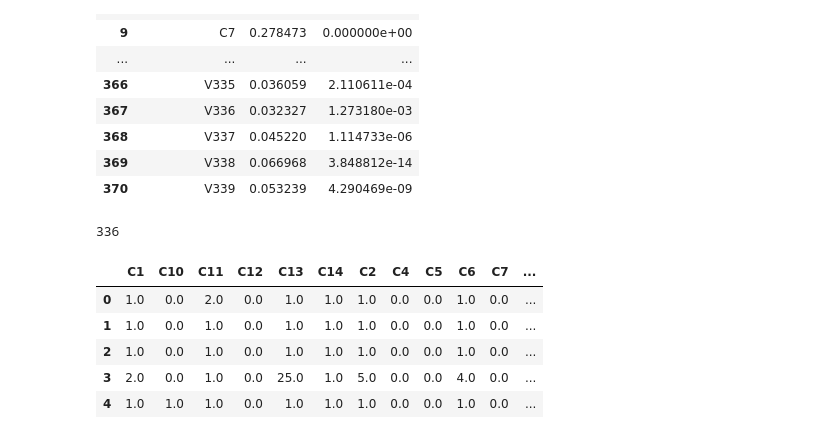
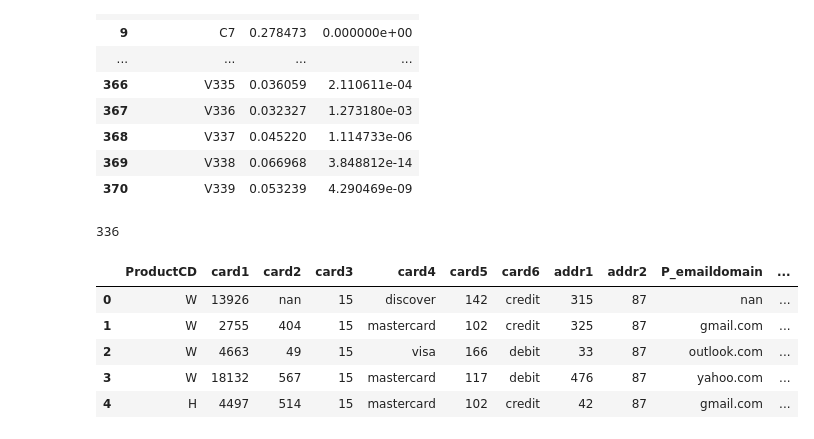
Before and after one commit to kparthan/ieee-fraud-detection, a Jupyter notebook: IEEE_Fraud_Detection.ipynb, the cells around one changed output. Drawn from its saved outputs; the diff is of its cells as text; code cells hidden in the pictures.

```diff
--- a/IEEE_Fraud_Detection.ipynb
+++ b/IEEE_Fraud_Detection.ipynb
@@ -85,2 +86,3 @@ df_identity = pd.read_csv("data/train_identity.csv", header="infer")
 # %%
-df_transaction = pd.read_csv("data/train_transaction.csv", header="infer")
+df_transaction_train = pd.read_csv("data/train_transaction.csv", header="infer")
+df_transaction_test = pd.read_csv("data/test_transaction.csv", header="infer")
@@ -122,3 +129,3 @@ df_transaction.head(20)
 # %%
-df_transaction['TransactionDT'] = df_transaction['TransactionDT'] - 86400
+df_transaction_train['TransactionDT'] = df_transaction_train['TransactionDT'] - 86400
 # %%
@@ -283,11 +272,11 @@ all_columns = df_transaction.columns.tolist()
 # %%
-cat_columns = [
+cat_features = [
                 'ProductCD', 'card1', 'card2', 'card3', 'card4', 'card5', 'card6',
                 'addr1', 'addr2', 'P_emaildomain', 'R_emaildomain',
                 'M1', 'M2', 'M3', 'M4', 'M5', 'M6', 'M7', 'M8', 'M9'
               ]
 
-excl_columns = cat_columns + ['TransactionID', 'isFraud', 'TransactionDT']
+excl_columns = cat_features + ['TransactionID', 'isFraud', 'TransactionDT']
 # %%
 len(excl_columns)
 # %% [output]
@@ -331,0 +332,2 @@ df_numeric = df_transaction[numeric_columns].copy()
+# %%
+df_categorical_train = df_transaction_train[cat_features].copy()
@@ -332,9 +336,9 @@ df_numeric = df_transaction[numeric_columns].copy()
 # %%
-df_numeric.head()
+df_categorical_train.head()
 # %% [output]
-|  | C1 | C10 | C11 | C12 | C13 | C14 | C2 | C4 | C5 | C6 | C7 | ... |
-| 0 | 1.0 | 0.0 | 2.0 | 0.0 | 1.0 | 1.0 | 1.0 | 0.0 | 0.0 | 1.0 | 0.0 | ... |
-| 1 | 1.0 | 0.0 | 1.0 | 0.0 | 1.0 | 1.0 | 1.0 | 0.0 | 0.0 | 1.0 | 0.0 | ... |
-| 2 | 1.0 | 0.0 | 1.0 | 0.0 | 1.0 | 1.0 | 1.0 | 0.0 | 0.0 | 1.0 | 0.0 | ... |
-| 3 | 2.0 | 0.0 | 1.0 | 0.0 | 25.0 | 1.0 | 5.0 | 0.0 | 0.0 | 4.0 | 0.0 | ... |
-| 4 | 1.0 | 1.0 | 1.0 | 0.0 | 1.0 | 1.0 | 1.0 | 0.0 | 0.0 | 1.0 | 0.0 | ... |
+|  | ProductCD | card1 | card2 | card3 | card4 | card5 | card6 | addr1 | addr2 | P_emaildomain | ... |
+| 0 | W | 13926 | nan | 15 | discover | 142 | credit | 315 | 87 | nan | ... |
+| 1 | W | 2755 | 404 | 15 | mastercard | 102 | credit | 325 | 87 | gmail.com | ... |
+| 2 | W | 4663 | 49 | 15 | visa | 166 | debit | 33 | 87 | outlook.com | ... |
+| 3 | W | 18132 | 567 | 15 | mastercard | 117 | debit | 476 | 87 | yahoo.com | ... |
+| 4 | H | 4497 | 514 | 15 | mastercard | 102 | credit | 42 | 87 | gmail.com | ... |
```
Also changed, not shown: parts of 45 cells of this notebook.
